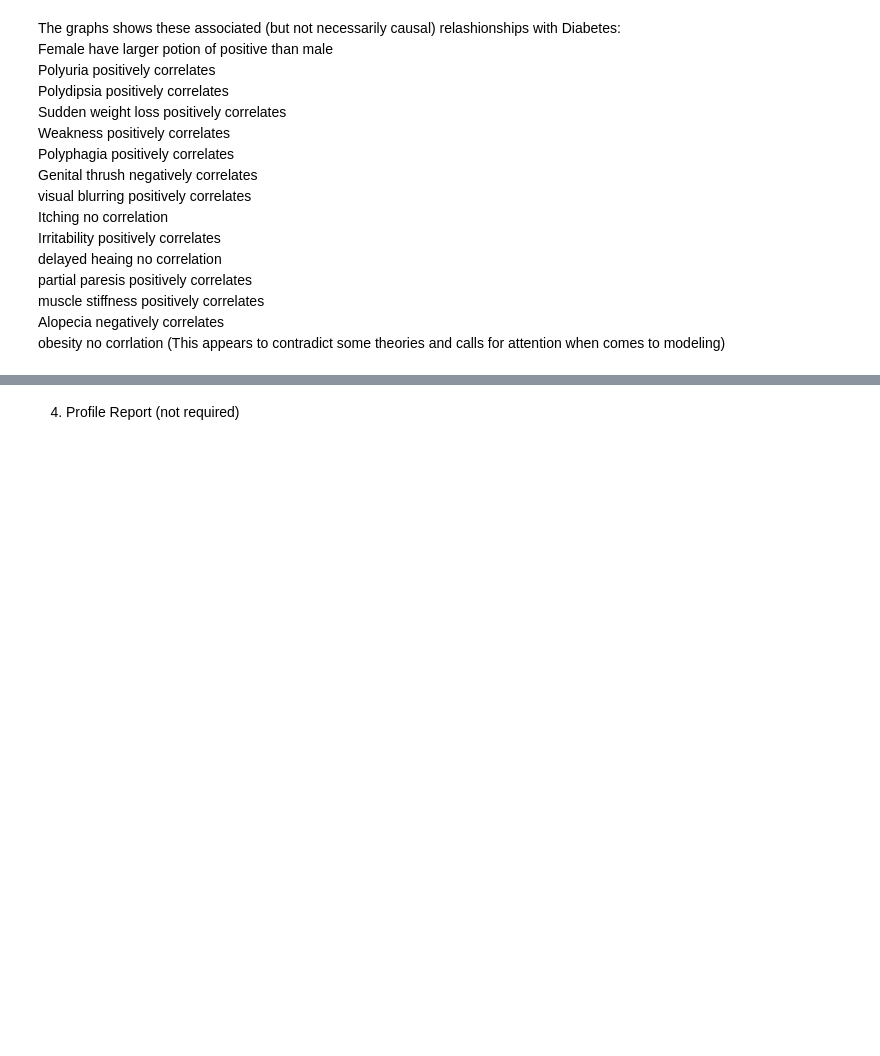
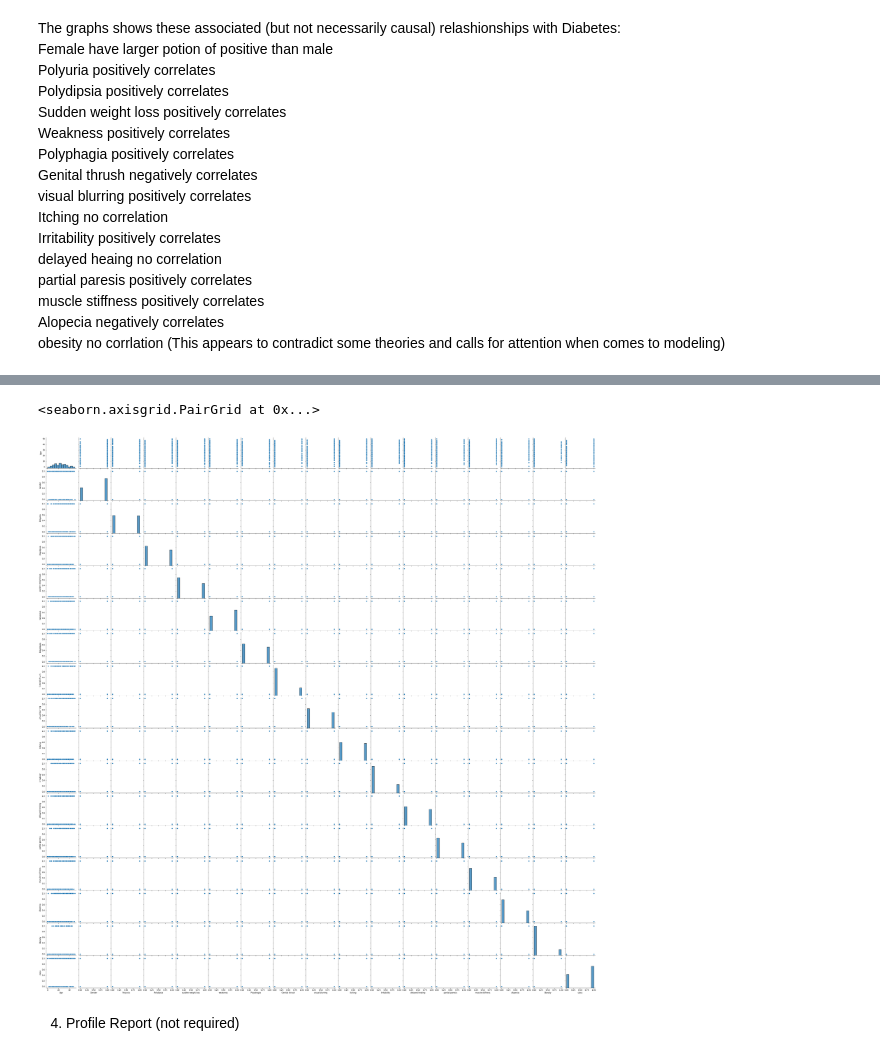
Before and after one commit to bbltxl/CapstoneProject_Diabetes, a Jupyter notebook: diabetesprediction/notebooks/02_Exploratory_Data_Analysis.ipynb, the cells around one changed output, grey strips where cells are left out. Cells and saved outputs as stored; diff of their text form; code cells hidden in the pictures; blank space fills up the shorter version.

```diff
--- a/diabetesprediction/notebooks/02_Exploratory_Data_Analysis.ipynb
+++ b/diabetesprediction/notebooks/02_Exploratory_Data_Analysis.ipynb
@@ -126,3 +160,8 @@ The graphs shows these associated (but not necessarily causal) relashionships wi
+# %%
+sns.pairplot(df1) # not useful
+# %% [output]
+<seaborn.axisgrid.PairGrid at 0x...>
+[figure, added]
 # %% [markdown]
 4. Profile Report (not required)
 # %%
```
Also changed, not shown: parts of 5 cells of this notebook.
